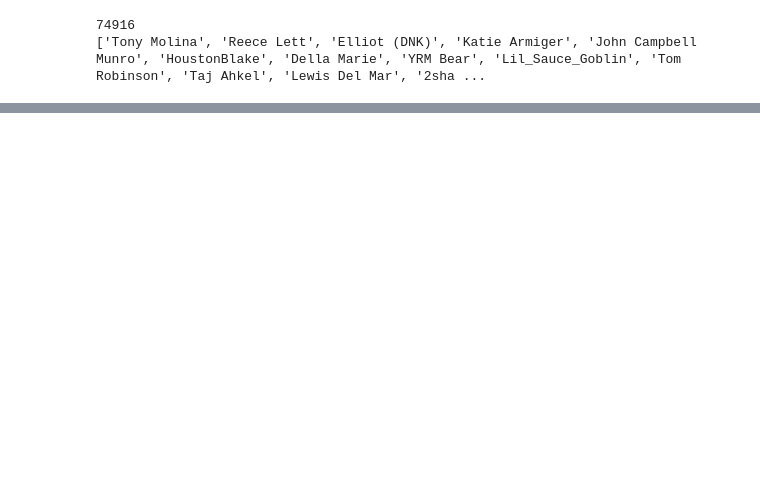
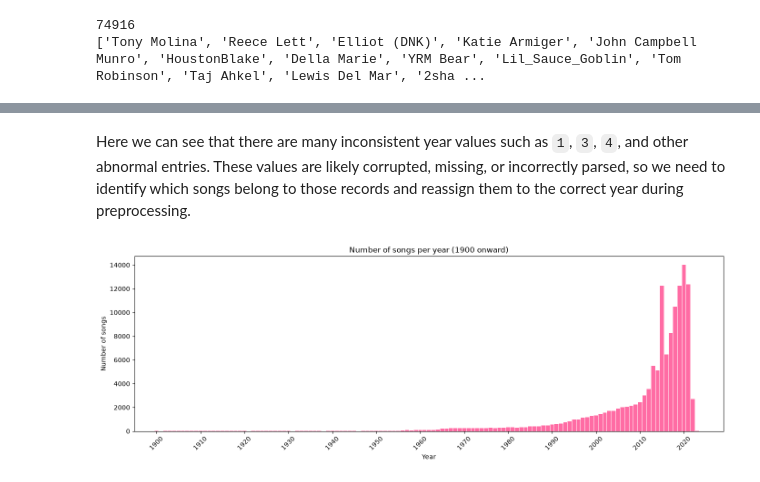
Before and after one commit to jnfpm/Text-Mining-, a Jupyter notebook: EDA.ipynb, the cells around one changed output, grey strips where cells are left out. Drawn from its saved outputs; the diff is of its cells as text; code cells hidden in the pictures; blank space fills up the shorter version.

```diff
--- a/EDA.ipynb
+++ b/EDA.ipynb
@@ -237,0 +362,27 @@ plt.show()
+# %% [markdown]
+Here we can see that there are many inconsistent year values such as `1`, `3`, `4`, and other abnormal entries. These values are likely corrupted, missing, or incorrectly parsed, so we need to identify which songs belong to those records and reassign them to the correct year during preprocessing.
+# %%
+# Clean the year field and keep only realistic values
+year_series = pd.read_csv('data/train.csv', usecols=['year'])['year'].astype(str).str.strip()
+
+year_num = pd.to_numeric(year_series, errors='coerce')
+date_year = pd.to_datetime(year_series, errors='coerce').dt.year
+
+clean_year = year_num.fillna(date_year)
+clean_year = clean_year[(clean_year >= 1900) & (clean_year <= 2030)].astype(int)
+
+years_to_plot = clean_year
+year_counts = years_to_plot.value_counts().sort_index()
+
+plt.figure(figsize=(14, 5))
+plt.bar(year_counts.index, year_counts.values, color=pink, width=0.9)
+decade_ticks = range(1900, ((year_counts.index.max() // 10) + 1) * 10, 10)
+plt.xticks(decade_ticks, rotation=45)
+plt.xlim(1895, year_counts.index.max() + 5)
+plt.title('Number of songs per year (1900 onward)')
+plt.xlabel('Year')
+plt.ylabel('Number of songs')
+plt.tight_layout()
+plt.show()
+# %% [output]
+[figure, added]
```
Also changed, not shown: parts of 63 cells of this notebook, 2 other files.
